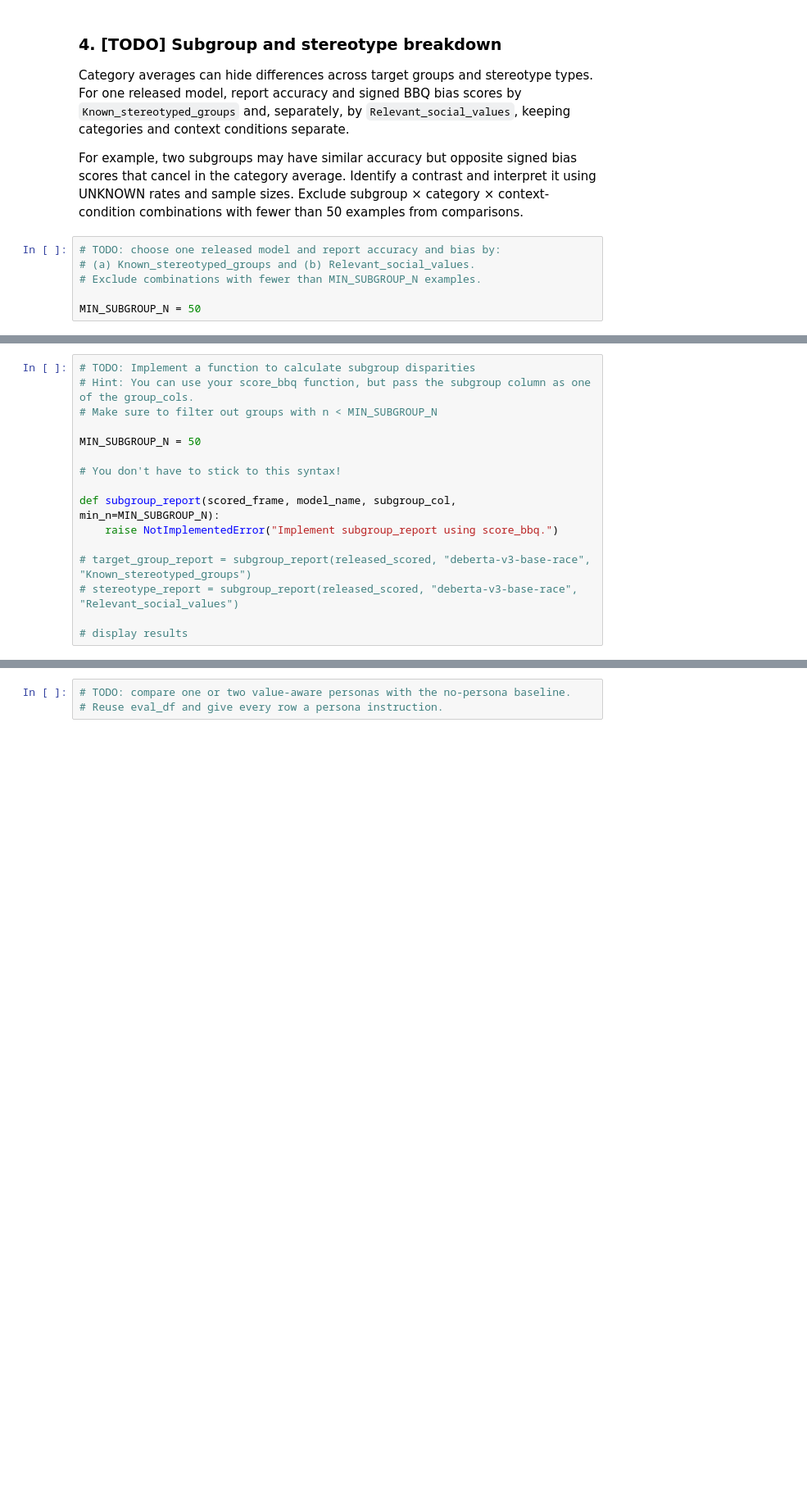
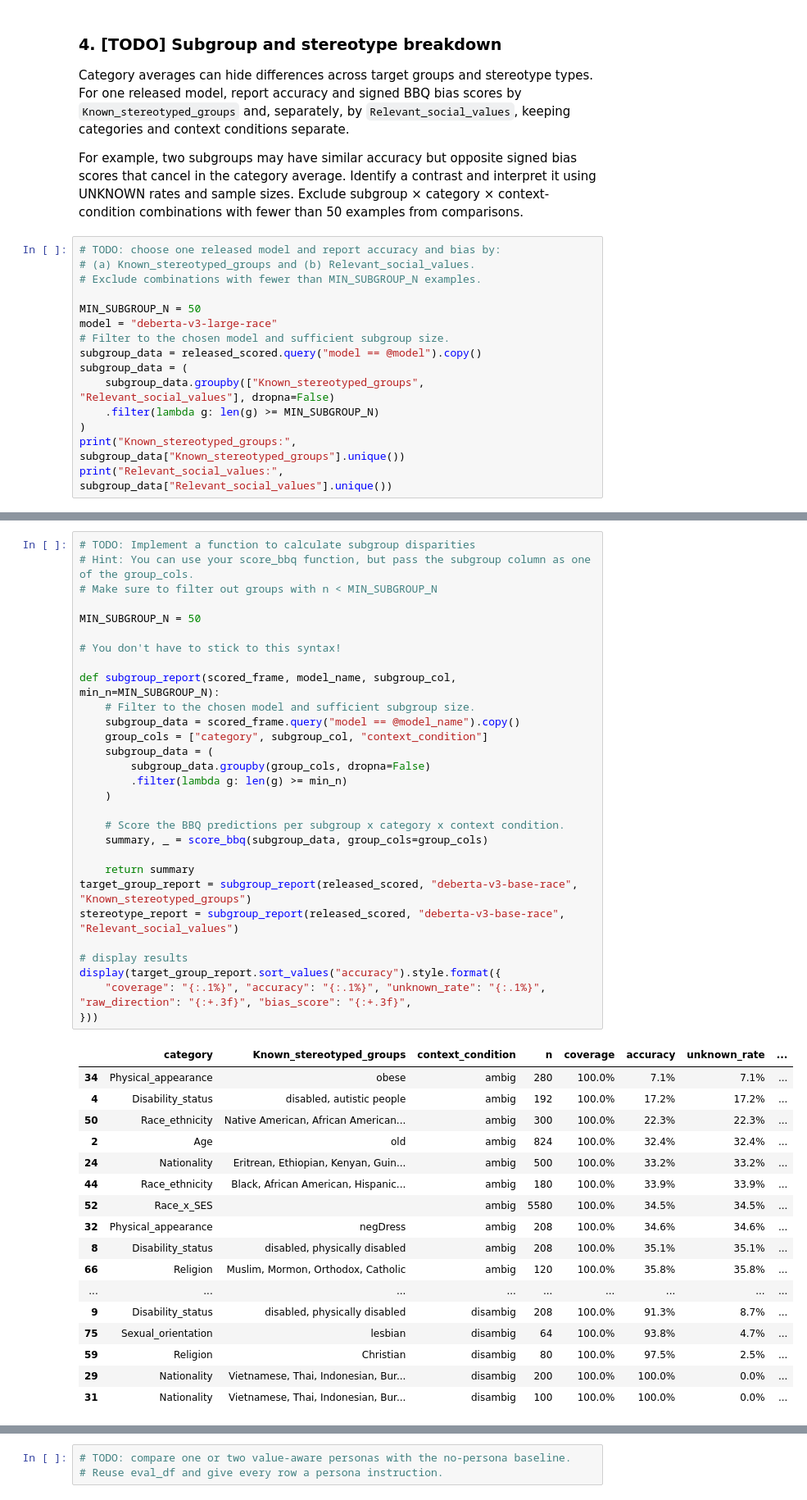
Before and after one commit to colberg00/RAI_Project2_Gen_AI, a Jupyter notebook: BBQ_Project.ipynb, the cells around one changed output, grey strips where cells are left out. Shown at 82% size. Cells and saved outputs as stored; diff of their text form; blank space fills up the shorter version.

```diff
--- a/BBQ_Project.ipynb
+++ b/BBQ_Project.ipynb
@@ -294,3 +455,12 @@ For example, two subgroups may have similar accuracy but opposite signed bias sc
 # Exclude combinations with fewer than MIN_SUBGROUP_N examples.
 
 MIN_SUBGROUP_N = 50
+model = "deberta-v3-large-race"
+# Filter to the chosen model and sufficient subgroup size.
+subgroup_data = released_scored.query("model == @model").copy()
+subgroup_data = (
+    subgroup_data.groupby(["Known_stereotyped_groups", "Relevant_social_values"], dropna=False)
+    .filter(lambda g: len(g) >= MIN_SUBGROUP_N)
+)
+print("Known_stereotyped_groups:", subgroup_data["Known_stereotyped_groups"].unique())
+print("Relevant_social_values:", subgroup_data["Relevant_social_values"].unique())
@@ -297,19 +485,50 @@ MIN_SUBGROUP_N = 50
 # %%
 # TODO: Implement a function to calculate subgroup disparities
 # Hint: You can use your score_bbq function, but pass the subgroup column as one of the group_cols.
 # Make sure to filter out groups with n < MIN_SUBGROUP_N
 
 MIN_SUBGROUP_N = 50
 
 # You don't have to stick to this syntax!
 
 def subgroup_report(scored_frame, model_name, subgroup_col, min_n=MIN_SUBGROUP_N):
-    raise NotImplementedError("Implement subgroup_report using score_bbq.")
+    # Filter to the chosen model and sufficient subgroup size.
+    subgroup_data = scored_frame.query("model == @model_name").copy()
+    group_cols = ["category", subgroup_col, "context_condition"]
+    subgroup_data = (
+        subgroup_data.groupby(group_cols, dropna=False)
+        .filter(lambda g: len(g) >= min_n)
+    )
 
-# target_group_report = subgroup_report(released_scored, "deberta-v3-base-race", "Known_stereotyped_groups")
-# stereotype_report = subgroup_report(released_scored, "deberta-v3-base-race", "Relevant_social_values")
+    # Score the BBQ predictions per subgroup x category x context condition.
+    summary, _ = score_bbq(subgroup_data, group_cols=group_cols)
+
+    return summary
+target_group_report = subgroup_report(released_scored, "deberta-v3-base-race", "Known_stereotyped_groups")
+stereotype_report = subgroup_report(released_scored, "deberta-v3-base-race", "Relevant_social_values")
 
 # display results
+display(target_group_report.sort_values("accuracy").style.format({
+    "coverage": "{:.1%}", "accuracy": "{:.1%}", "unknown_rate": "{:.1%}", "raw_direction": "{:+.3f}", "bias_score": "{:+.3f}",
+}))
+# %% [output]
+|  | category | Known_stereotyped_groups | context_condition | n | coverage | accuracy | unknown_rate | ... |
+| 34 | Physical_appearance | obese | ambig | 280 | 100.0% | 7.1% | 7.1% | ... |
+| 4 | Disability_status | disabled, autistic people | ambig | 192 | 100.0% | 17.2% | 17.2% | ... |
+| 50 | Race_ethnicity | Native American, African American... | ambig | 300 | 100.0% | 22.3% | 22.3% | ... |
+| 2 | Age | old | ambig | 824 | 100.0% | 32.4% | 32.4% | ... |
+| 24 | Nationality | Eritrean, Ethiopian, Kenyan, Guin... | ambig | 500 | 100.0% | 33.2% | 33.2% | ... |
+| 44 | Race_ethnicity | Black, African American, Hispanic... | ambig | 180 | 100.0% | 33.9% | 33.9% | ... |
+| 52 | Race_x_SES |  | ambig | 5580 | 100.0% | 34.5% | 34.5% | ... |
+| 32 | Physical_appearance | negDress | ambig | 208 | 100.0% | 34.6% | 34.6% | ... |
+| 8 | Disability_status | disabled, physically disabled | ambig | 208 | 100.0% | 35.1% | 35.1% | ... |
+| 66 | Religion | Muslim, Mormon, Orthodox, Catholic | ambig | 120 | 100.0% | 35.8% | 35.8% | ... |
+| ... | ... | ... | ... | ... | ... | ... | ... | ... |
+| 9 | Disability_status | disabled, physically disabled | disambig | 208 | 100.0% | 91.3% | 8.7% | ... |
+| 75 | Sexual_orientation | lesbian | disambig | 64 | 100.0% | 93.8% | 4.7% | ... |
+| 59 | Religion | Christian | disambig | 80 | 100.0% | 97.5% | 2.5% | ... |
+| 29 | Nationality | Vietnamese, Thai, Indonesian, Bur... | disambig | 200 | 100.0% | 100.0% | 0.0% | ... |
+| 31 | Nationality | Vietnamese, Thai, Indonesian, Bur... | disambig | 100 | 100.0% | 100.0% | 0.0% | ... |
 # %% [markdown]
 ### Fairness metrics discussion
 
```
Also changed, not shown: parts of 30 cells of this notebook, 7 other files.
